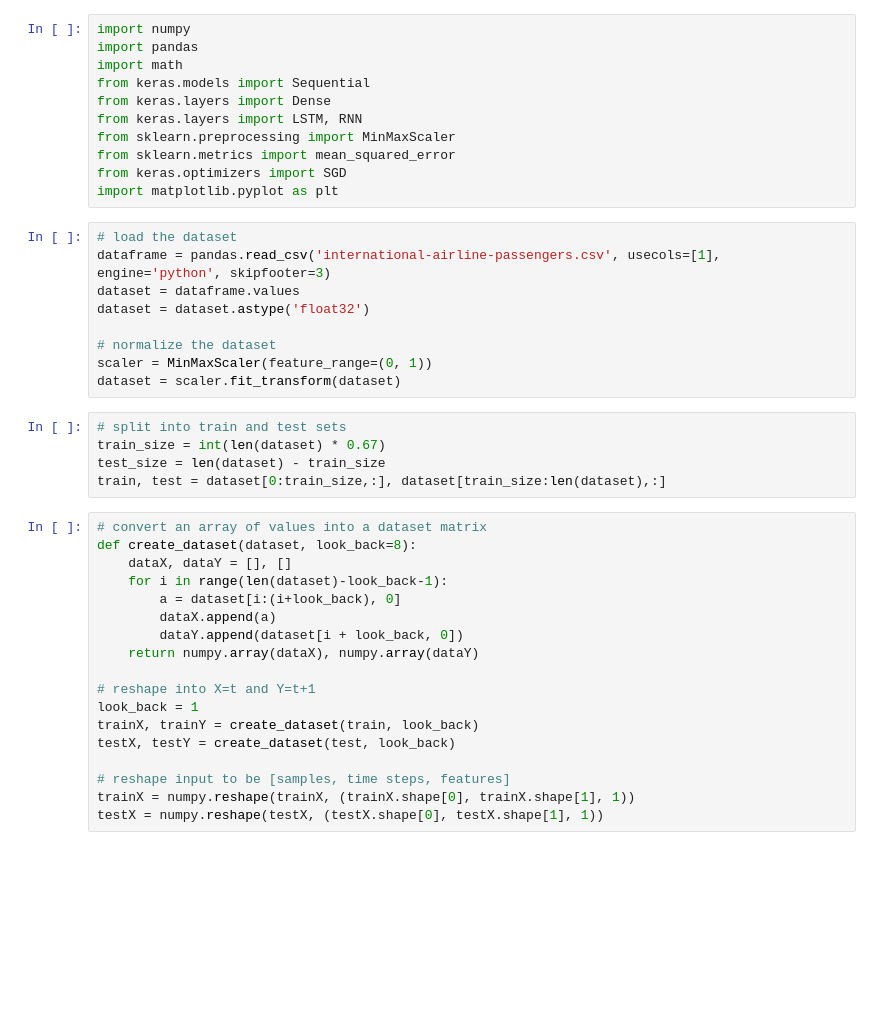
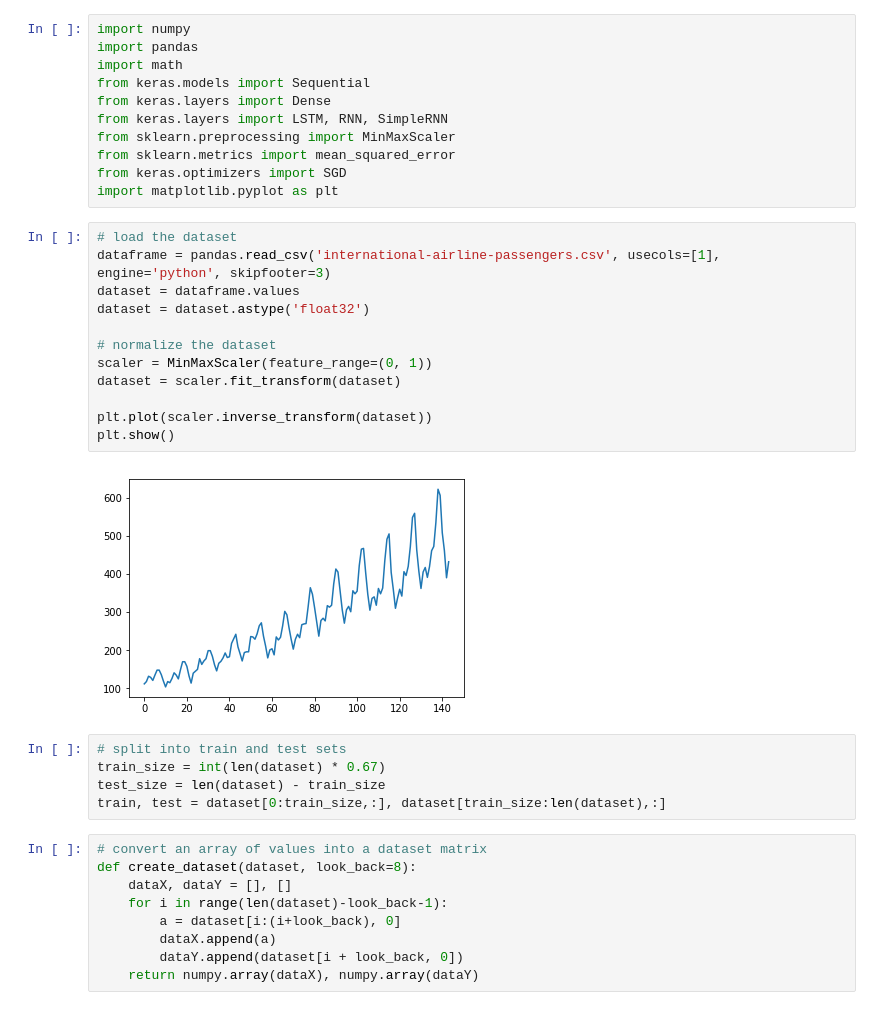
Before and after one commit to lukas/ml-class, a Jupyter notebook: keras-lstm/TimeSeries.ipynb, the cells around one changed output. Drawn from its saved outputs; the diff is of its cells as text; blank space fills up the shorter version.

```diff
--- a/keras-lstm/TimeSeries.ipynb
+++ b/keras-lstm/TimeSeries.ipynb
@@ -4,7 +4,7 @@ import pandas
 import math
 from keras.models import Sequential
 from keras.layers import Dense
-from keras.layers import LSTM, RNN
+from keras.layers import LSTM, RNN, SimpleRNN
 from sklearn.preprocessing import MinMaxScaler
 from sklearn.metrics import mean_squared_error
 from keras.optimizers import SGD
@@ -12,12 +12,17 @@ import matplotlib.pyplot as plt
 # %%
 # load the dataset
 dataframe = pandas.read_csv('international-airline-passengers.csv', usecols=[1], engine='python', skipfooter=3)
 dataset = dataframe.values
 dataset = dataset.astype('float32')
 
 # normalize the dataset
 scaler = MinMaxScaler(feature_range=(0, 1))
 dataset = scaler.fit_transform(dataset)
+
+plt.plot(scaler.inverse_transform(dataset))
+plt.show()
+# %% [output]
+[figure, added]
 # %%
 # split into train and test sets
 train_size = int(len(dataset) * 0.67)
@@ -32,13 +37,4 @@ def create_dataset(dataset, look_back=8):
 		dataX.append(a)
 		dataY.append(dataset[i + look_back, 0])
 	return numpy.array(dataX), numpy.array(dataY)
-
-# reshape into X=t and Y=t+1
-look_back = 1
-trainX, trainY = create_dataset(train, look_back)
-testX, testY = create_dataset(test, look_back)
-
-# reshape input to be [samples, time steps, features]
-trainX = numpy.reshape(trainX, (trainX.shape[0], trainX.shape[1], 1))
-testX = numpy.reshape(testX, (testX.shape[0], testX.shape[1], 1))
 # %%
```
Also changed, not shown: parts of 1 cell of this notebook.
